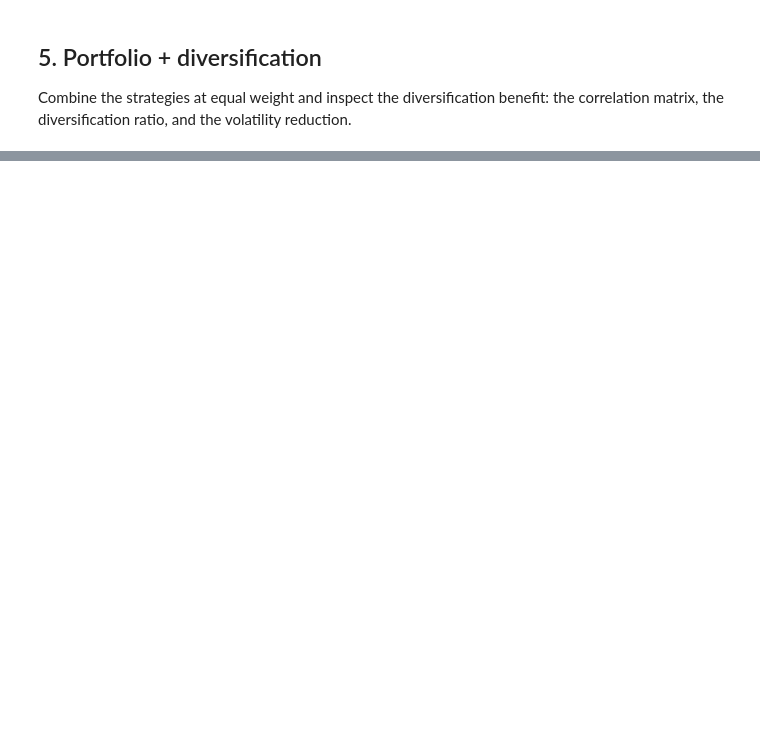
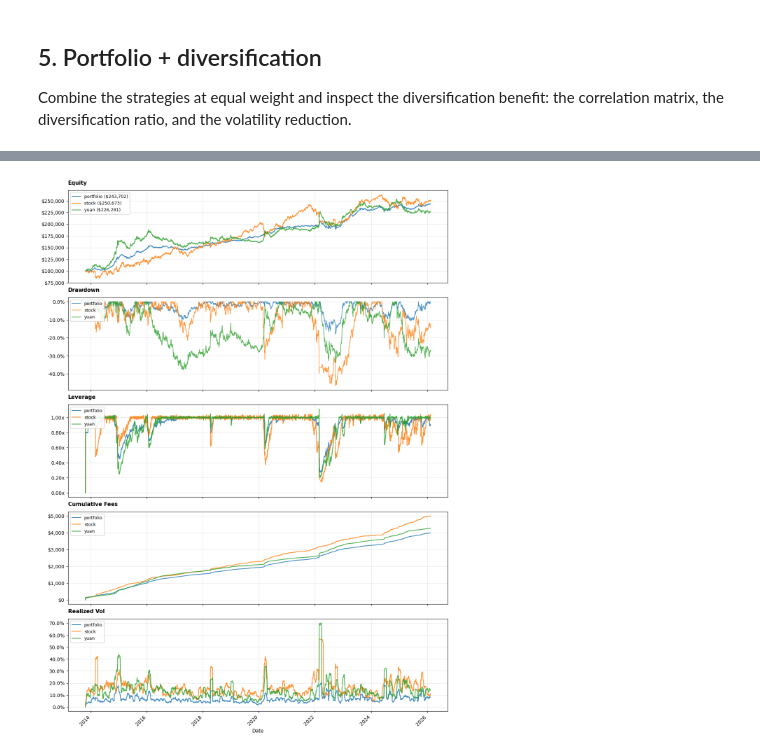
Before and after one commit to SoulDancer27/futures_trading_strategies, a Jupyter notebook: portfolio_diversification.ipynb, the cells around one changed output, grey strips where cells are left out. Saved outputs shown, nothing was run; the diff lists cells and outputs as text; code cells hidden in the pictures; blank space fills up the shorter version.

```diff
--- a/portfolio_diversification.ipynb
+++ b/portfolio_diversification.ipynb
@@ -8,16 +8,16 @@ common date range it shares with the others, so all strategies are measured over
 import sys
 from pathlib import Path
 
-# Locate the project root (the directory containing 'src')
+# Locate the project root (the directory containing 'sysstrat')
 project_root = Path.cwd()
-while not (project_root / "src").exists() and project_root != project_root.parent:
+while not (project_root / "sysstrat").exists() and project_root != project_root.parent:
     project_root = project_root.parent
 sys.path.insert(0, str(project_root))
 DATA_DIR = project_root / "data"
 print(f"Project root: {project_root}")
 
-from src.data import load_simple_price_csv
-from src.core import Asset, Capital, FixedRiskSizer
-from src.engine import BacktestRunner, PortfolioRunner
-from src.strategies import BuyAndHoldStrategy
-from src.visualization import print_comparison_table, print_portfolio_comparison, print_portfolio_diversification
+from sysstrat.data import load_simple_price_csv
+from sysstrat.core import Asset, Capital, FixedRiskSizer
+from sysstrat.engine import BacktestRunner, PortfolioRunner
+from sysstrat.strategies import BuyAndHoldStrategy
+from sysstrat.visualization import print_comparison_table, print_portfolio_comparison, print_portfolio_diversification, plot_backtest_results
@@ -69,7 +78,7 @@ RISK_TARGET = 0.20     # 20% annualised volatility target
 MAX_LEVERAGE = 1.0     # no leverage
 
 capital = Capital(initial_capital=INITIAL_CAPITAL)
-sizer = FixedRiskSizer(risk_target=RISK_TARGET, max_leverage=MAX_LEVERAGE)
+sizer = FixedRiskSizer(risk_target=RISK_TARGET, vol_method="blended", long_span=2520, max_leverage=MAX_LEVERAGE)
 
 reports = {
     ticker: BacktestRunner(capital, asset, sizer).run(BuyAndHoldStrategy())
@@ -97,0 +143,4 @@ print_portfolio_comparison(portfolio.metrics, {ticker: r.metrics for ticker, r i
+# %%
+plot_backtest_results({"portfolio": portfolio.result, "stock": reports['MCFTR'].result, "yuan": reports["CNYRUB"].result})
+# %% [output]
+[figure, added]
```
Also changed, not shown: parts of 4 cells of this notebook, 49 other files.
